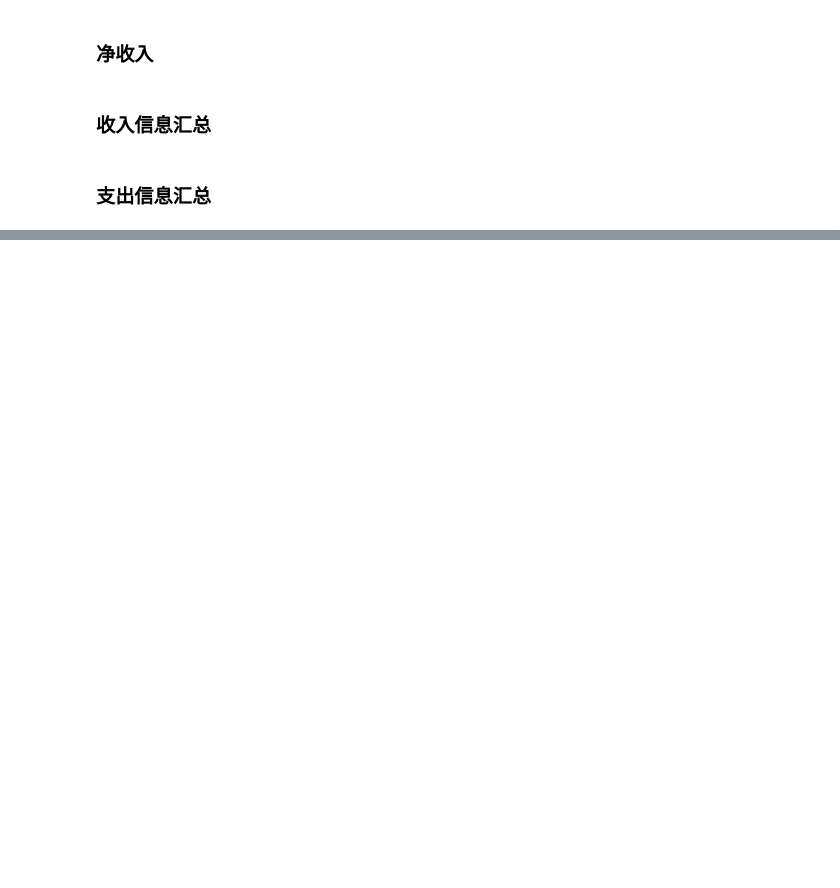
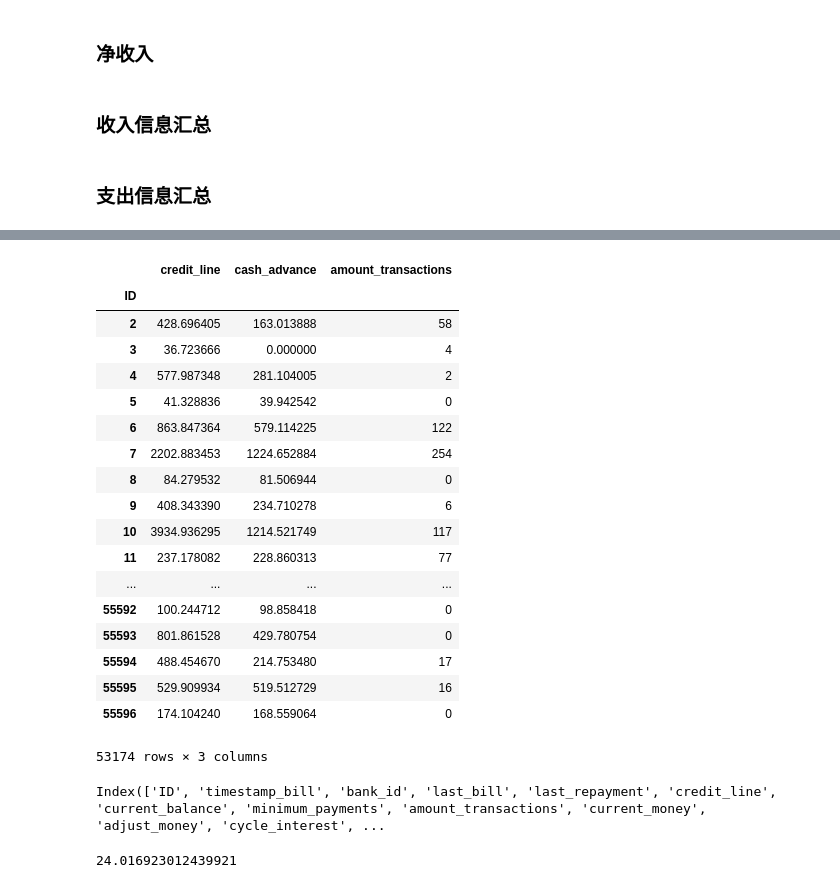
Before and after one commit to hadoop73/Credit, a Jupyter notebook: Business.ipynb, the cells around one changed output, grey strips where cells are left out. Cells and saved outputs as stored; diff of their text form; code cells hidden in the pictures; blank space fills up the shorter version.

```diff
--- a/Business.ipynb
+++ b/Business.ipynb
@@ -4,6 +13,9 @@ import numpy as np
 import os
 import matplotlib.pylab as plt
 %matplotlib inline
+# %%
+pd.set_option('display.width', 500)
+pd.set_option('display.max_columns', 100)
 # %%
 user_info_train = pd.read_csv('./Credit/train/user_info_train.txt',names=['ID','gender','career','education','marriage','hukou'],header=None)
 loan_time_train = pd.read_csv('./Credit/train/loan_time_train.txt',names=['ID','timestamp_money'],header=None)
@@ -114,0 +185,26 @@ data_bank = pd.merge(pd.merge(pd.merge(data_user_train,data_net,on='ID',how='lef
+# %%
+bill_detail_train.groupby(['ID'])['credit_line','cash_advance','amount_transactions'].sum()
+# %% [output]
+|  | credit_line | cash_advance | amount_transactions |
+| ID |  |  |  |
+| 2 | 428.696405 | 163.013888 | 58 |
+| 3 | 36.723666 | 0.000000 | 4 |
+| 4 | 577.987348 | 281.104005 | 2 |
+| 5 | 41.328836 | 39.942542 | 0 |
+| 6 | 863.847364 | 579.114225 | 122 |
+| 7 | 2202.883453 | 1224.652884 | 254 |
+| 8 | 84.279532 | 81.506944 | 0 |
+| 9 | 408.343390 | 234.710278 | 6 |
+| 10 | 3934.936295 | 1214.521749 | 117 |
+| 11 | 237.178082 | 228.860313 | 77 |
+| ... | ... | ... | ... |
+| 55592 | 100.244712 | 98.858418 | 0 |
+| 55593 | 801.861528 | 429.780754 | 0 |
+| 55594 | 488.454670 | 214.753480 | 17 |
+| 55595 | 529.909934 | 519.512729 | 16 |
+| 55596 | 174.104240 | 168.559064 | 0 |
+53174 rows × 3 columns
+# %%
+bill_detail_train.columns
+# %% [output]
+Index(['ID', 'timestamp_bill', 'bank_id', 'last_bill', 'last_repayment', 'credit_line', 'current_balance', 'minimum_payments', 'amount_transactions', 'current_money', 'adjust_money', 'cycle_interest', ...
@@ -114,0 +213,4 @@ data_bank = pd.merge(pd.merge(pd.merge(data_user_train,data_net,on='ID',how='lef
+# %%
+sum((bill_detail_train.last_bill-bill_detail_train.credit_line) > 0)/len(bill_detail_train)*100
+# %% [output]
+24.016923012439921
```
Also changed, not shown: parts of 14 cells of this notebook.
